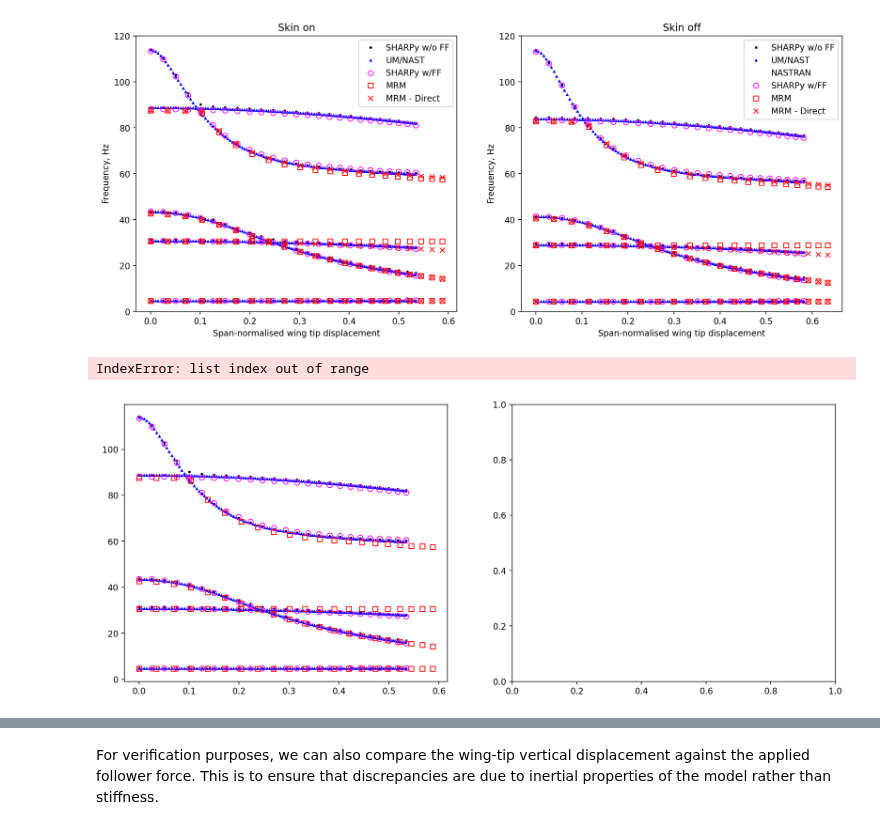
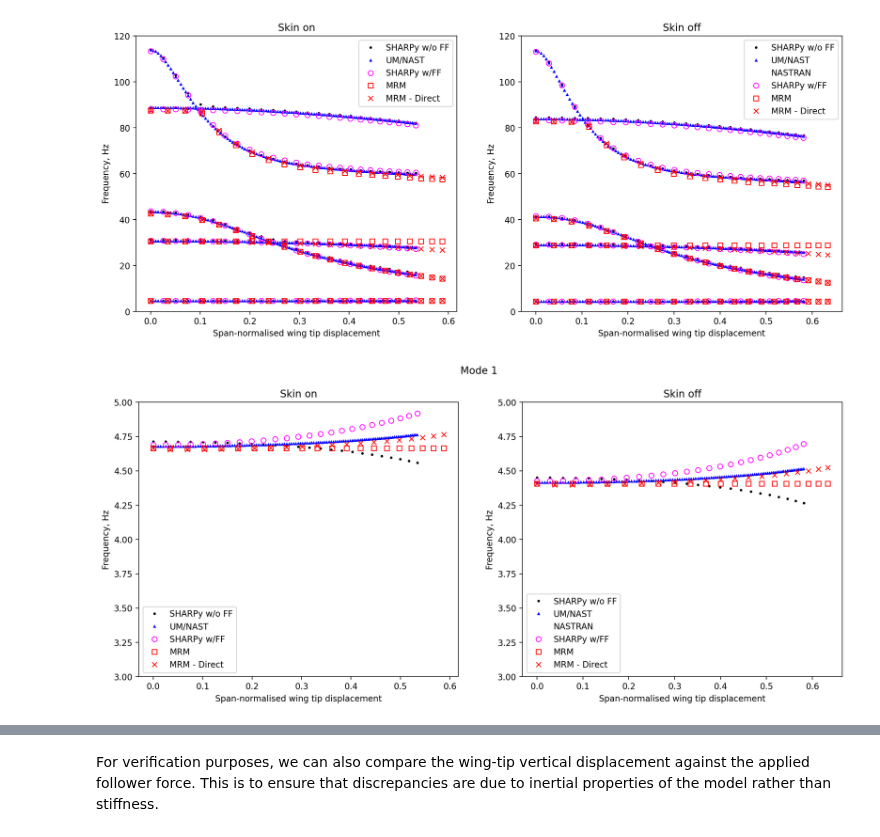
Before and after one commit to ngoiz/pazy-aepw3-results, a Jupyter notebook: 04_DeformedModal/04_DeformedModalResults.ipynb, the cells around one changed output, grey strips where cells are left out. Saved outputs shown, nothing was run; the diff lists cells and outputs as text; code cells hidden in the pictures.

```diff
--- a/04_DeformedModal/04_DeformedModalResults.ipynb
+++ b/04_DeformedModal/04_DeformedModalResults.ipynb
@@ -203,36 +203,35 @@ ax[1].set_title('Skin off');
 fig, ax = plt.subplots(ncols=2, figsize=(15, 6))
 lines = [[], []]
 labels = [[], []]
 for case in ff_results:
-    for i_mode in range(5):
+    for i_mode in range(len(case['data'])):
         if case['skin']:
             a = ax[0]
         else:
             a = ax[1]
 
         a.plot((case['data'][i_mode][:, 1]) / 0.55, case['data'][i_mode][:, -1] / 2 / np.pi, **case['line_style'])
 
     # legend
     if case['skin']:
         label_idx = 0
     else:
         label_idx = 1
     lines[label_idx].append(mpl.lines.Line2D([0], [0], **case['line_style']))
     labels[label_idx].append(case['line_style']['label'])
 
 ax[0].legend(lines[0], labels[0])
 ax[1].legend(lines[1], labels[1])
 
 for a in ax:
     a.set_xlabel('Span-normalised wing tip displacement')
     a.set_ylabel('Frequency, Hz')
     a.set_ylim(3, 5)
 plt.suptitle('Mode 1')
 ax[0].set_title('Skin on')
 ax[1].set_title('Skin off');
 # %% [output]
-IndexError: list index out of range
-[figure, old version]
+[figure, new version]
 # %%
 fig, ax = plt.subplots(ncols=2, figsize=(15, 6))
 lines = [[], []]
```
Also changed, not shown: parts of 3 cells of this notebook, 3 other files.
